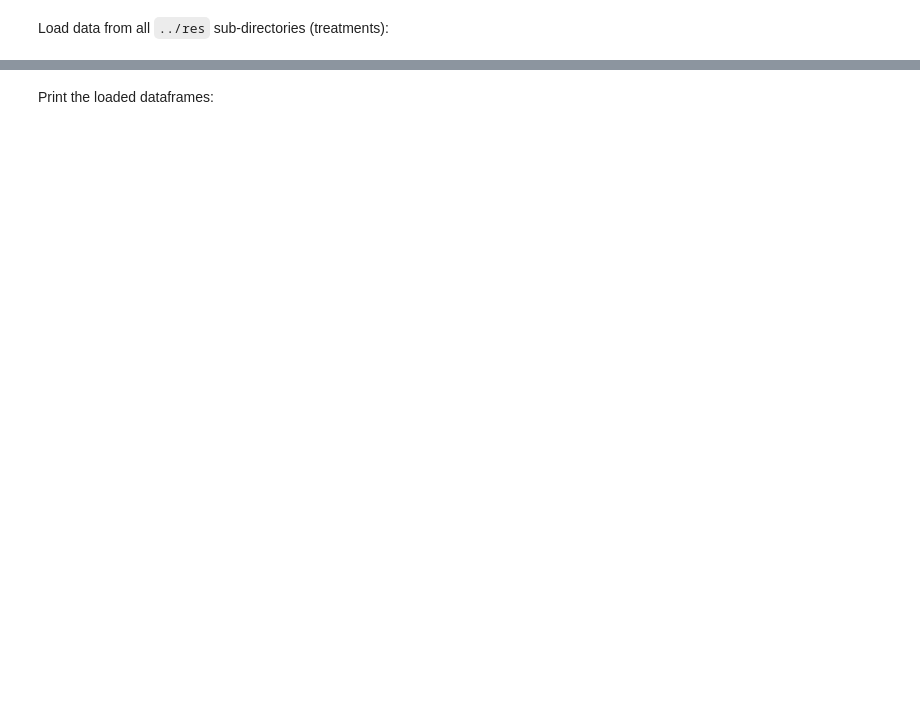
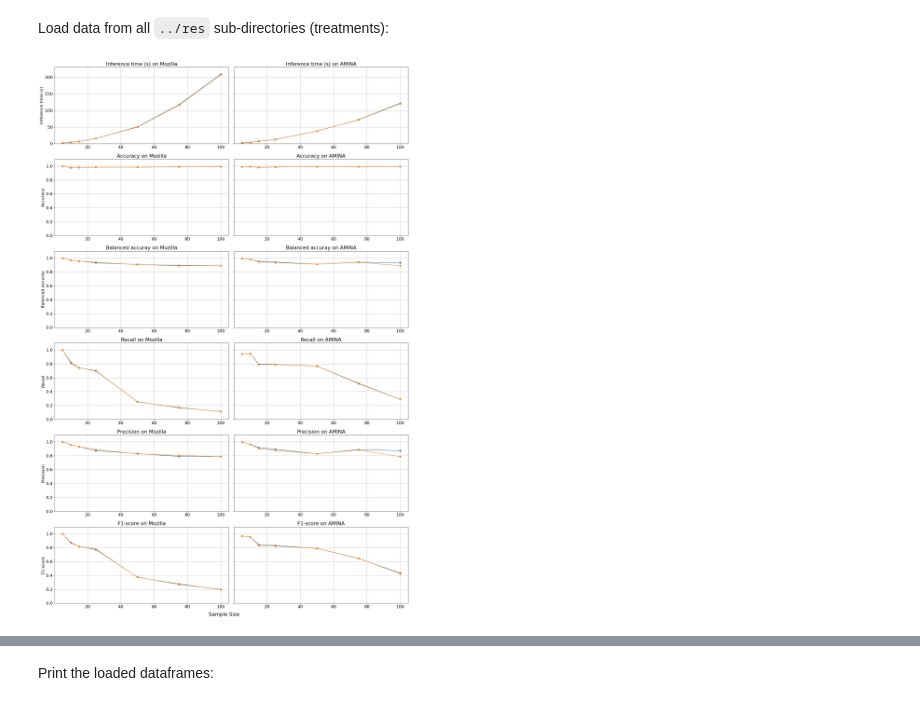
Before and after one commit to Q-REST-at/Q-REST-at, a Jupyter notebook: analysis/data_visualization.ipynb, the cells around one changed output, grey strips where cells are left out. Drawn from its saved outputs; the diff is of its cells as text; code cells hidden in the pictures; blank space fills up the shorter version.

```diff
--- a/analysis/data_visualization.ipynb
+++ b/analysis/data_visualization.ipynb
@@ -24,0 +36,78 @@ summary_dfs, all_data_dfs, _ = utils.load_experiment_data(experiment_data_dir, i
+# %%
+import numpy as np
+import matplotlib.pyplot as plt
+
+summary_dfs = {}    # dict to store statistical summary data (<session_name>.json)
+all_data_dfs = {}   # dict to store all individual measurements (all_data_<session_name>.json)
+
+experiment_data_dir = '../res' # directory generated by "eval.py", contains the .json files with the experiment data
+
+iteration_structure = True # flag to set the directory structure of the input data
+
+# Load all the experiment data
+summary_dfs, all_data_dfs, _ = utils.load_experiment_data(experiment_data_dir, iteration_structure)
+
+plt.rcParams.update({
+    'font.size': 16  # Adjust the number to your desired base size
+})
+
+# TODO: avoid hard-coding this
+sample_sizes = [5, 10, 15, 25, 50, 75, 100]
+
+options = ['MIS_GPTQ_Mozilla', 'MIS_NONE_Mozilla', 'MIS_GPTQ_AMINA', 'MIS_NONE_AMINA']
+
+keys = [
+    ("time_to_analyze", "Inference time (s)"),
+    ("accuracy", None),
+    ("balanced_accuracy", "Balanced accuray"),
+    ("recall", None),
+    ("precision", None),
+    ("f1", "F1-score")
+]
+
+# keys = list(all_data_dfs[list(all_data_dfs.keys())[0]].keys())[1:]
+
+models = ["MIS_GPTQ", "MIS_NONE"]
+datasets = ["AMINA", "Mozilla"]
+
+# Create 1 row, 2 columns of subplots, sharing y-axis
+fig, axes = plt.subplots(nrows=len(keys), ncols=2, figsize=(20, 30), sharey='row')
+
+for i, (k, label) in enumerate(keys):
+    data: list[str, list[int] | list[float]] = {
+        'Sample Size': sample_sizes,
+        **{k:[] for k in options}
+    }
+    for model in models:
+        for dataset in datasets:
+            for sample in sample_sizes:
+                key: str = f"{model}_{dataset}-{sample}"
+                t = np.mean(all_data_dfs[key][k])
+                data[f"{model}_{dataset}"].append(t)
+
+    df = pd.DataFrame(data)
+
+    # Calculate global max y-value for consistent y-axis limits
+    y_max = df[df.columns[1:5]].max().max()
+
+    for method in df.columns[1:3]:
+        axes[i][0].plot(df['Sample Size'], df[method], marker='o', label=method.replace("_Mozilla", ""))
+
+    axes[i,0].set_title(f'{k.capitalize() if label is None else label} on Mozilla')
+    axes[i,0].set_ylabel(k.capitalize() if label is None else label)
+    axes[i,0].grid(True)
+    axes[i,0].set_ylim(0, y_max * 1.1)
+
+    for method in df.columns[3:5]:
+        axes[i][1].plot(df['Sample Size'], df[method], marker='o', label=method.replace("_AMINA", ""))
+    axes[i][1].set_title(f'{k.capitalize() if label is None else label} on AMINA')
+    axes[i][1].grid(True)
+    axes[i][1].set_ylim(0, y_max * 1.1)
+    fig.supxlabel('Sample Size')
+
+    data = {} # reset
+
+fig.tight_layout()
+fig.savefig(f"out/RQ3.svg", format='svg')
+# %% [output]
+[figure, added]
```
Also changed, not shown: parts of 7 cells of this notebook, 2 other files.
